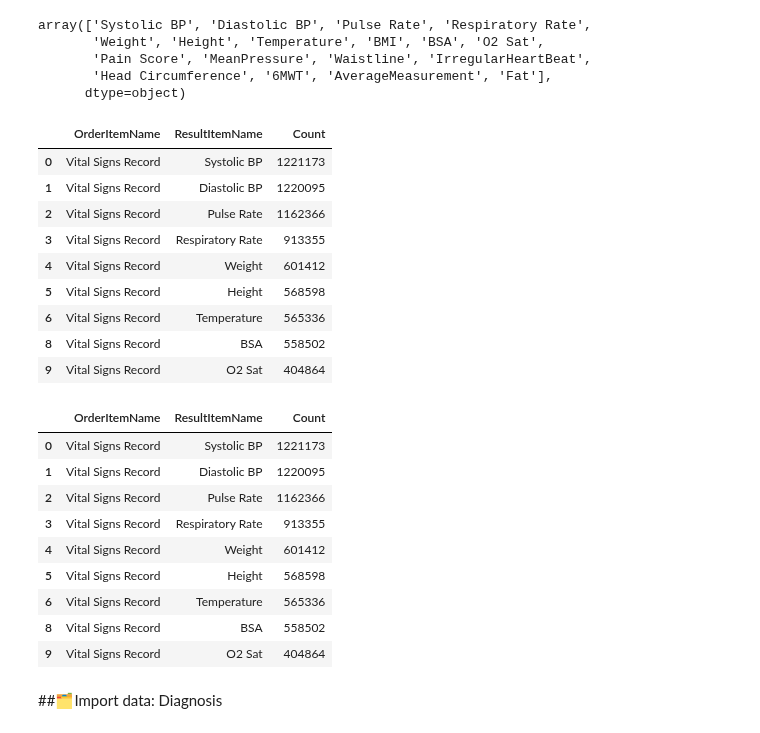
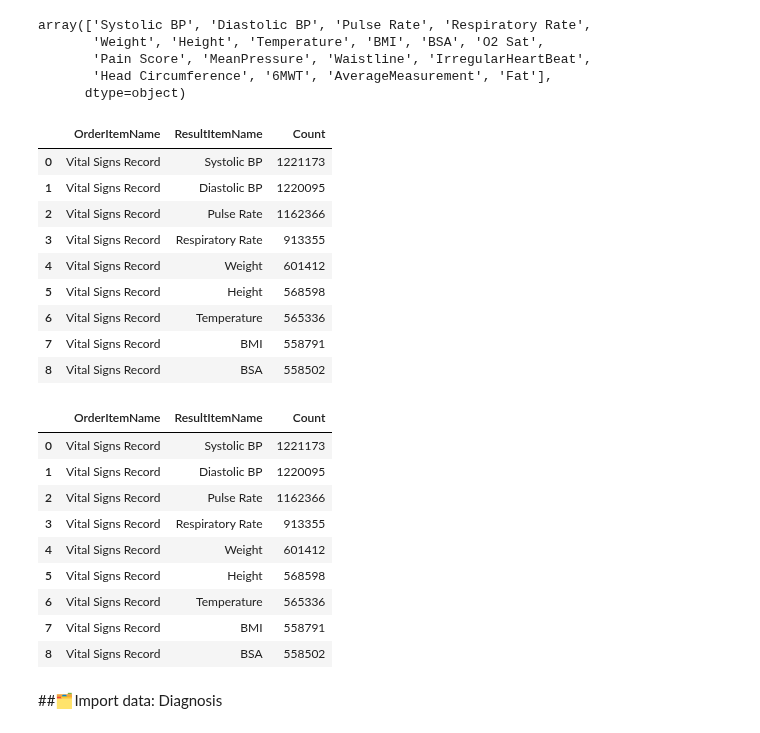
Before and after one commit to nxxk23/PROJECT, a Jupyter notebook: Hemo_Recount.ipynb, the cells around one changed output. Saved outputs shown, nothing was run; the diff lists cells and outputs as text; code cells hidden in the pictures.

```diff
--- a/Hemo_Recount.ipynb
+++ b/Hemo_Recount.ipynb
@@ -145,21 +145,21 @@ array(['Systolic BP', 'Diastolic BP', 'Pulse Rate', 'Respiratory Rate',
       dtype=object)
 # %%
 selected_items = ['Systolic BP', 'Diastolic BP', 'Pulse Rate', 'Respiratory Rate',
-                  'Temperature', 'O2 Sat', 'Weight', 'Height', 'BSA']
+                  'Temperature', 'Weight', 'Height', 'BSA', 'BMI']
 
 filtered_items = unique_counts[unique_counts['ResultItemName'].isin(selected_items)]
 filtered_items
 # %% [output]
 |  | OrderItemName | ResultItemName | Count |
 | 0 | Vital Signs Record | Systolic BP | 1221173 |
 | 1 | Vital Signs Record | Diastolic BP | 1220095 |
 | 2 | Vital Signs Record | Pulse Rate | 1162366 |
 | 3 | Vital Signs Record | Respiratory Rate | 913355 |
 | 4 | Vital Signs Record | Weight | 601412 |
 | 5 | Vital Signs Record | Height | 568598 |
 | 6 | Vital Signs Record | Temperature | 565336 |
+| 7 | Vital Signs Record | BMI | 558791 |
 | 8 | Vital Signs Record | BSA | 558502 |
-| 9 | Vital Signs Record | O2 Sat | 404864 |
 # %%
 vitalsign_df = pd.DataFrame(filtered_items)
 vitalsign_df
@@ -172,8 +172,8 @@ vitalsign_df
 | 4 | Vital Signs Record | Weight | 601412 |
 | 5 | Vital Signs Record | Height | 568598 |
 | 6 | Vital Signs Record | Temperature | 565336 |
+| 7 | Vital Signs Record | BMI | 558791 |
 | 8 | Vital Signs Record | BSA | 558502 |
-| 9 | Vital Signs Record | O2 Sat | 404864 |
 # %% [markdown]
 ##🗂️Import data: Diagnosis
 # %%
```
Also changed, not shown: parts of 2 cells of this notebook.
